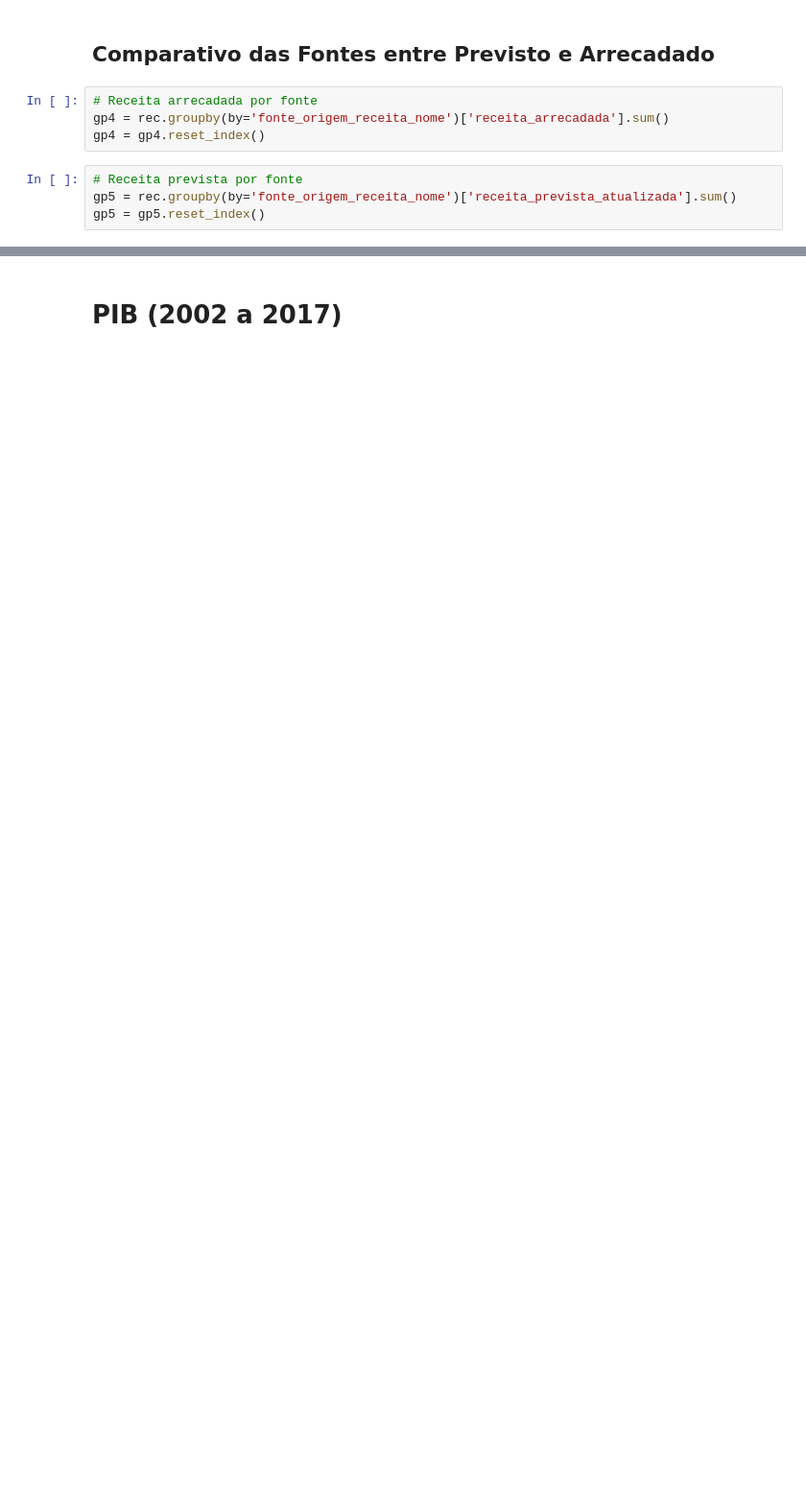
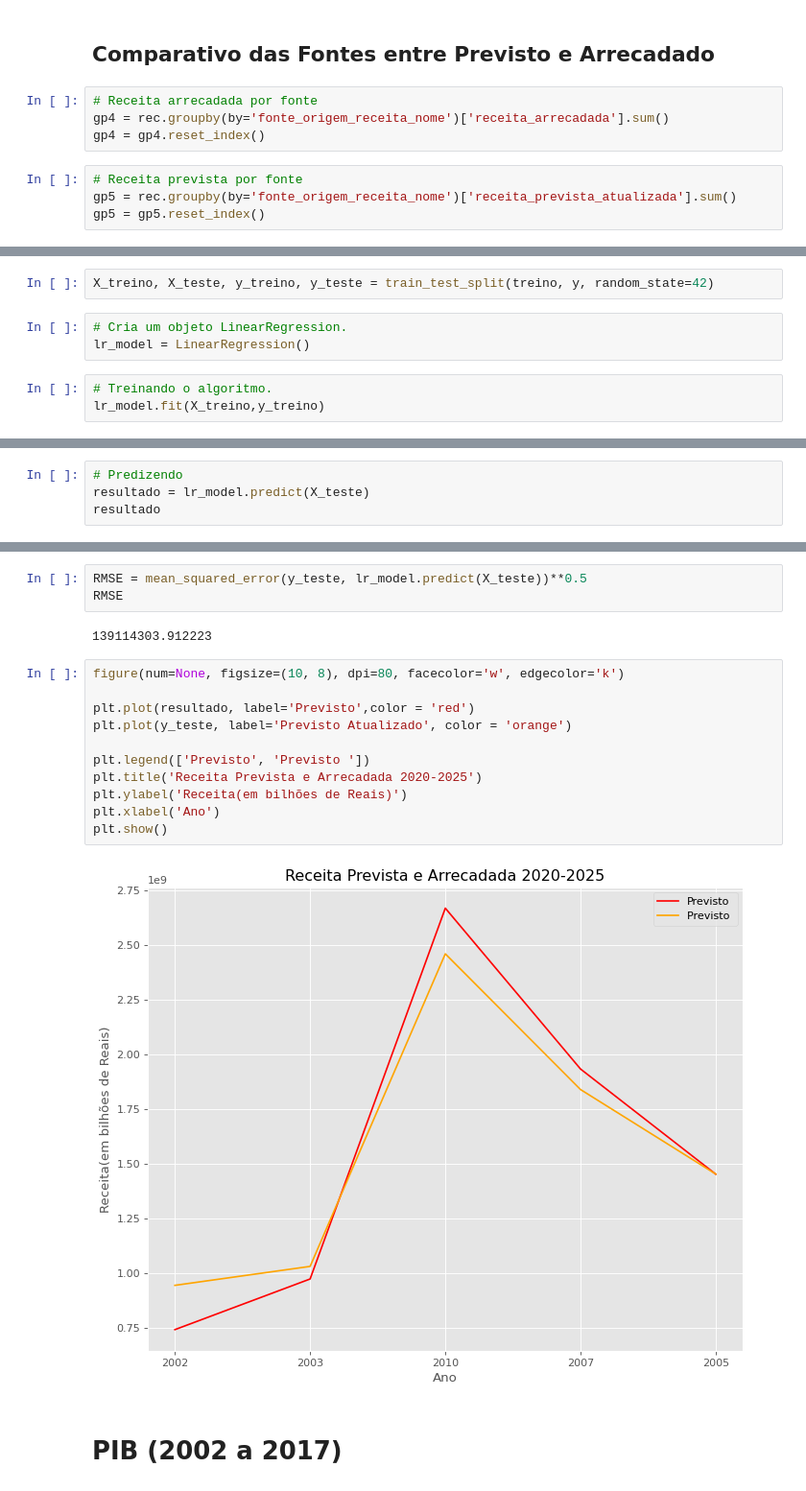
Before and after one commit to relihimas/estudos, a Jupyter notebook: Recife.ipynb, the cells around one changed output, grey strips where cells are left out. Shown: that part at 96% size. Drawn from its saved outputs; the diff is of its cells as text; blank space fills up the shorter version.

```diff
--- a/Recife.ipynb
+++ b/Recife.ipynb
@@ -153,0 +185,8 @@ plt.show()
+# %%
+X_treino, X_teste, y_treino, y_teste = train_test_split(treino, y, random_state=42)
+# %%
+# Cria um objeto LinearRegression.
+lr_model = LinearRegression()
+# %%
+# Treinando o algoritmo.
+lr_model.fit(X_treino,y_treino)
@@ -153,0 +200,4 @@ plt.show()
+# %%
+# Predizendo
+resultado = lr_model.predict(X_teste)
+resultado
@@ -154,3 +211,21 @@ plt.show()
+# %%
+RMSE = mean_squared_error(y_teste, lr_model.predict(X_teste))**0.5
+RMSE
+# %% [output]
+139114303.912223
+# %%
+figure(num=None, figsize=(10, 8), dpi=80, facecolor='w', edgecolor='k')
+
+plt.plot(resultado, label='Previsto',color = 'red')
+plt.plot(y_teste, label='Previsto Atualizado', color = 'orange')
+
+plt.legend(['Previsto', 'Previsto '])
+plt.title('Receita Prevista e Arrecadada 2020-2025')
+plt.ylabel('Receita(em bilhões de Reais)')
+plt.xlabel('Ano')
+plt.show()
+# %% [output]
+[figure, added]
 # %% [markdown]
 # **PIB (2002 a 2017)**
 # %%
```
Also changed, not shown: parts of 22 cells of this notebook.
